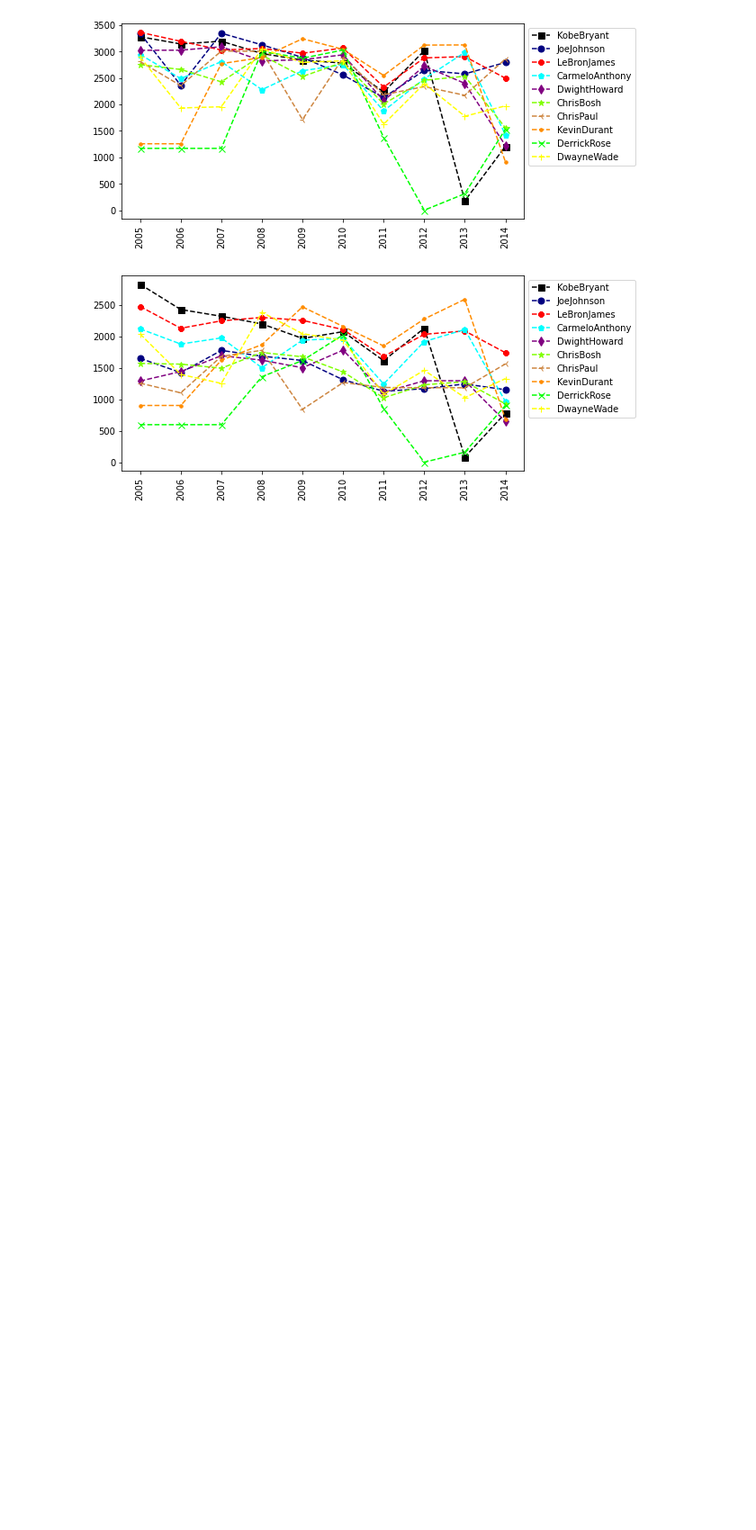
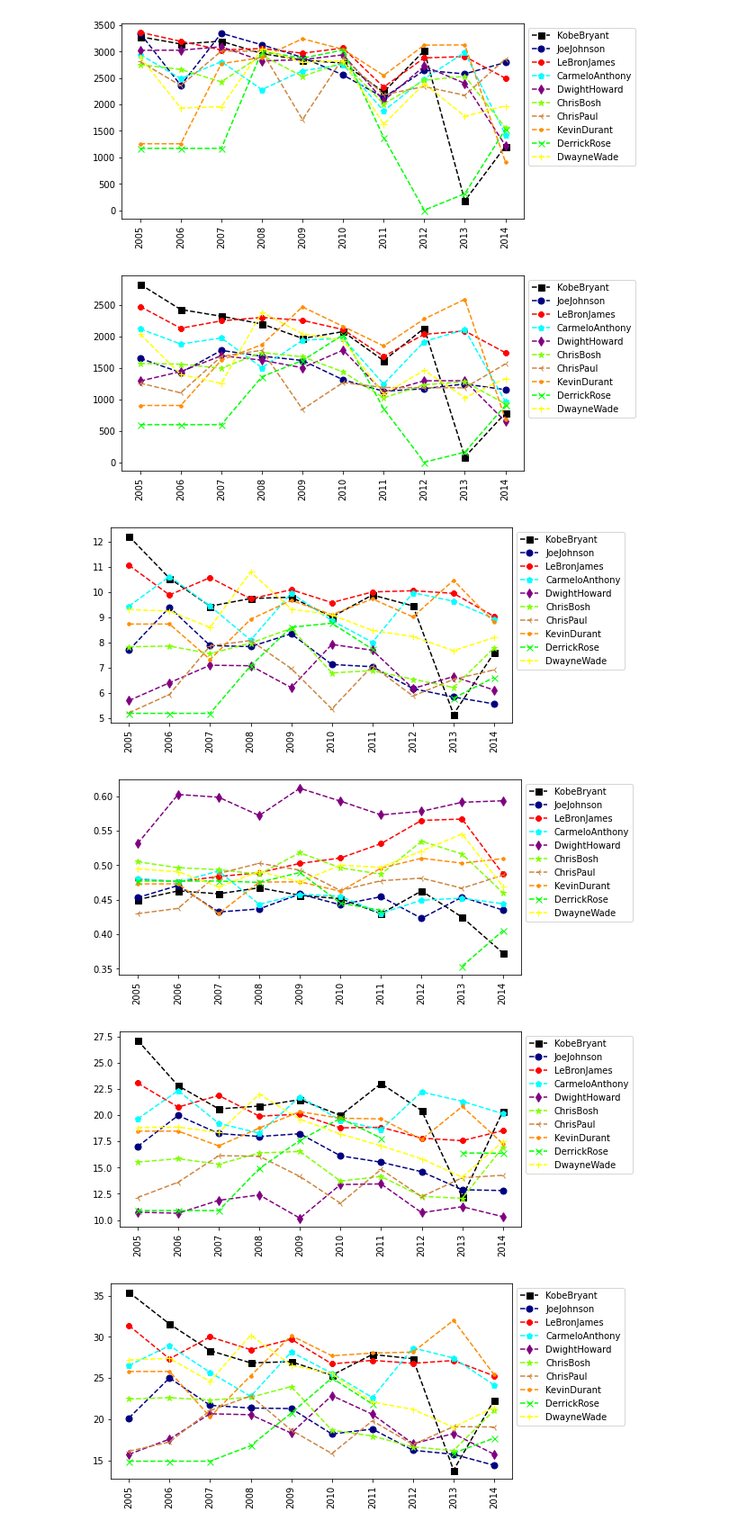
Before and after one commit to NicholasthedevJacobs/Freethrow_Matrices, a Jupyter notebook: Project3.ipynb, the cells around one changed output. Shown at 90% size. Drawn from its saved outputs; the diff is of its cells as text; code cells hidden in the pictures; blank space fills up the shorter version.

```diff
--- a/Project3.ipynb
+++ b/Project3.ipynb
@@ -186,4 +186,12 @@ myplot(Points)
 # %%
 #In game metrics normalized
 
-myplot(FieldGoal)
+myplot(FieldGoals/Games)
+myplot(FieldGoals/FieldGoalAttempts)
+myplot(FieldGoalAttempts/Games)
+myplot(Points/Games)
+# %% [output]
+[figure, added]
+[figure, added]
+[figure, added]
+[figure, added]
```
Also changed, not shown: parts of 1 cell of this notebook.
